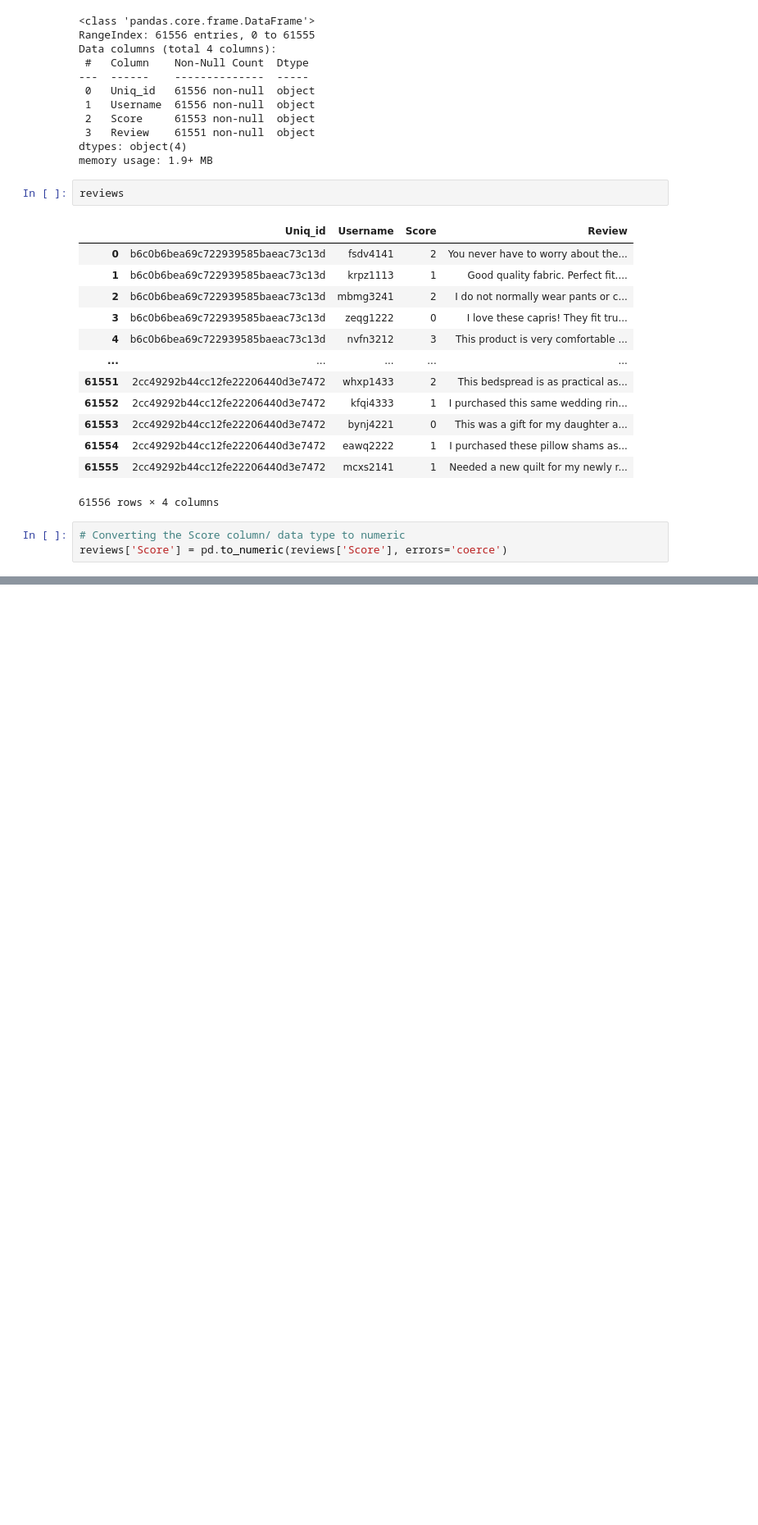
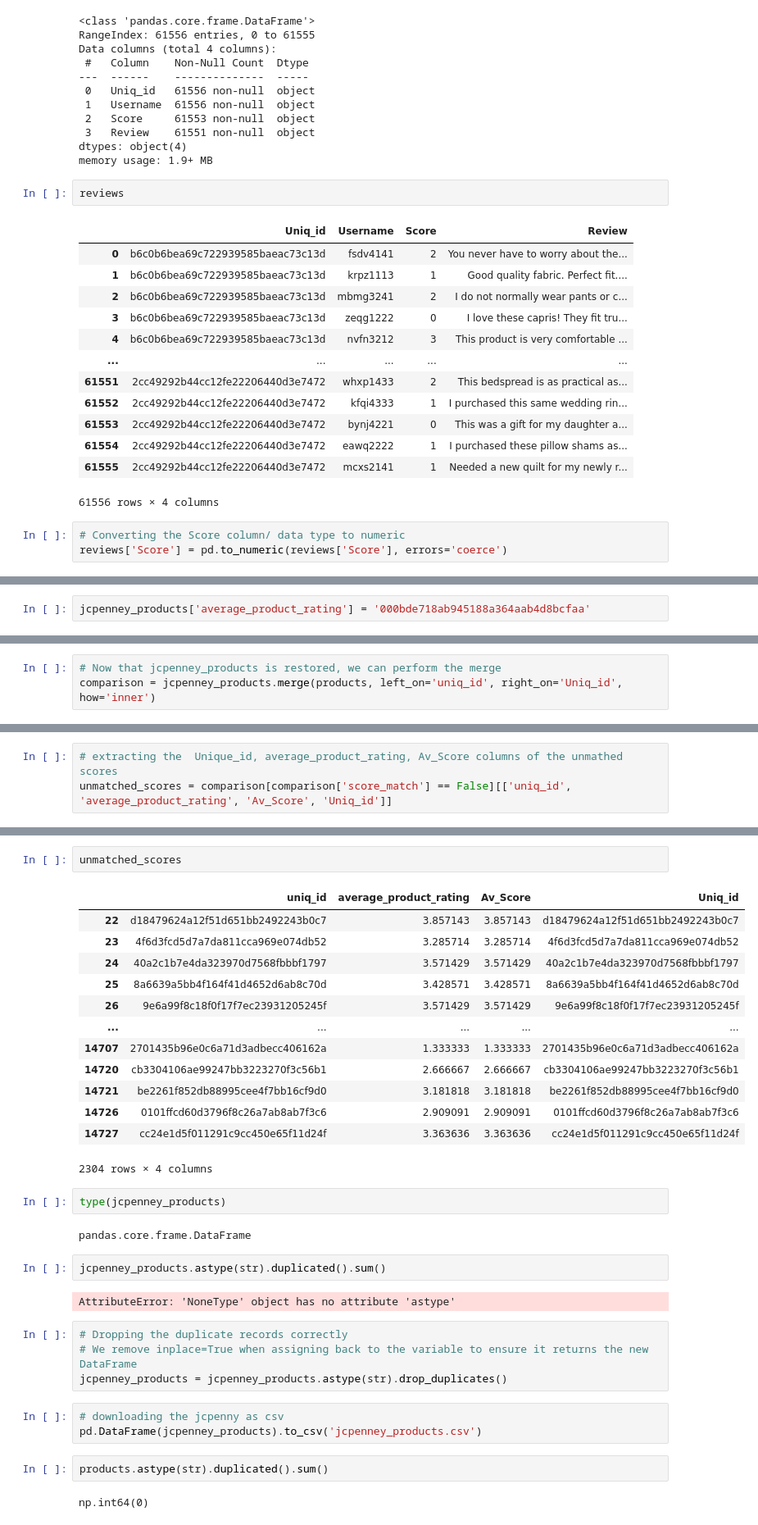
Before and after one commit to Malki9/3601763_BD2, a Jupyter notebook: 3601763_BD2.ipynb, the cells around one changed output, grey strips where cells are left out. Shown at 82% size. Drawn from its saved outputs; the diff is of its cells as text; blank space fills up the shorter version.

```diff
--- a/3601763_BD2.ipynb
+++ b/3601763_BD2.ipynb
@@ -362,0 +380,2 @@ reviews.describe()
+# %%
+jcpenney_products['average_product_rating'] = '000bde718ab945188a364aab4d8bcfaa'
@@ -362,0 +391,3 @@ reviews.describe()
+# %%
+# Now that jcpenney_products is restored, we can perform the merge
+comparison = jcpenney_products.merge(products, left_on='uniq_id', right_on='Uniq_id', how='inner')
@@ -362,0 +420,3 @@ reviews.describe()
+# %%
+# extracting the  Unique_id, average_product_rating, Av_Score columns of the unmathed scores
+unmatched_scores = comparison[comparison['score_match'] == False][['uniq_id', 'average_product_rating', 'Av_Score', 'Uniq_id']]
@@ -362,0 +443,35 @@ reviews.describe()
+# %%
+unmatched_scores
+# %% [output]
+|  | uniq_id | average_product_rating | Av_Score | Uniq_id |
+| 22 | d18479624a12f51d651bb2492243b0c7 | 3.857143 | 3.857143 | d18479624a12f51d651bb2492243b0c7 |
+| 23 | 4f6d3fcd5d7a7da811cca969e074db52 | 3.285714 | 3.285714 | 4f6d3fcd5d7a7da811cca969e074db52 |
+| 24 | 40a2c1b7e4da323970d7568fbbbf1797 | 3.571429 | 3.571429 | 40a2c1b7e4da323970d7568fbbbf1797 |
+| 25 | 8a6639a5bb4f164f41d4652d6ab8c70d | 3.428571 | 3.428571 | 8a6639a5bb4f164f41d4652d6ab8c70d |
+| 26 | 9e6a99f8c18f0f17f7ec23931205245f | 3.571429 | 3.571429 | 9e6a99f8c18f0f17f7ec23931205245f |
+| ... | ... | ... | ... | ... |
+| 14707 | 2701435b96e0c6a71d3adbecc406162a | 1.333333 | 1.333333 | 2701435b96e0c6a71d3adbecc406162a |
+| 14720 | cb3304106ae99247bb3223270f3c56b1 | 2.666667 | 2.666667 | cb3304106ae99247bb3223270f3c56b1 |
+| 14721 | be2261f852db88995cee4f7bb16cf9d0 | 3.181818 | 3.181818 | be2261f852db88995cee4f7bb16cf9d0 |
+| 14726 | 0101ffcd60d3796f8c26a7ab8ab7f3c6 | 2.909091 | 2.909091 | 0101ffcd60d3796f8c26a7ab8ab7f3c6 |
+| 14727 | cc24e1d5f011291c9cc450e65f11d24f | 3.363636 | 3.363636 | cc24e1d5f011291c9cc450e65f11d24f |
+2304 rows × 4 columns
+# %%
+type(jcpenney_products)
+# %% [output]
+pandas.core.frame.DataFrame
+# %%
+jcpenney_products.astype(str).duplicated().sum()
+# %% [output]
+AttributeError: 'NoneType' object has no attribute 'astype'
+# %%
+# Dropping the duplicate records correctly
+# We remove inplace=True when assigning back to the variable to ensure it returns the new DataFrame
+jcpenney_products = jcpenney_products.astype(str).drop_duplicates()
+# %%
+# downloading the jcpenny as csv
+pd.DataFrame(jcpenney_products).to_csv('jcpenney_products.csv')
+# %%
+products.astype(str).duplicated().sum()
+# %% [output]
+np.int64(0)
```
Also changed, not shown: parts of 11 cells of this notebook.
